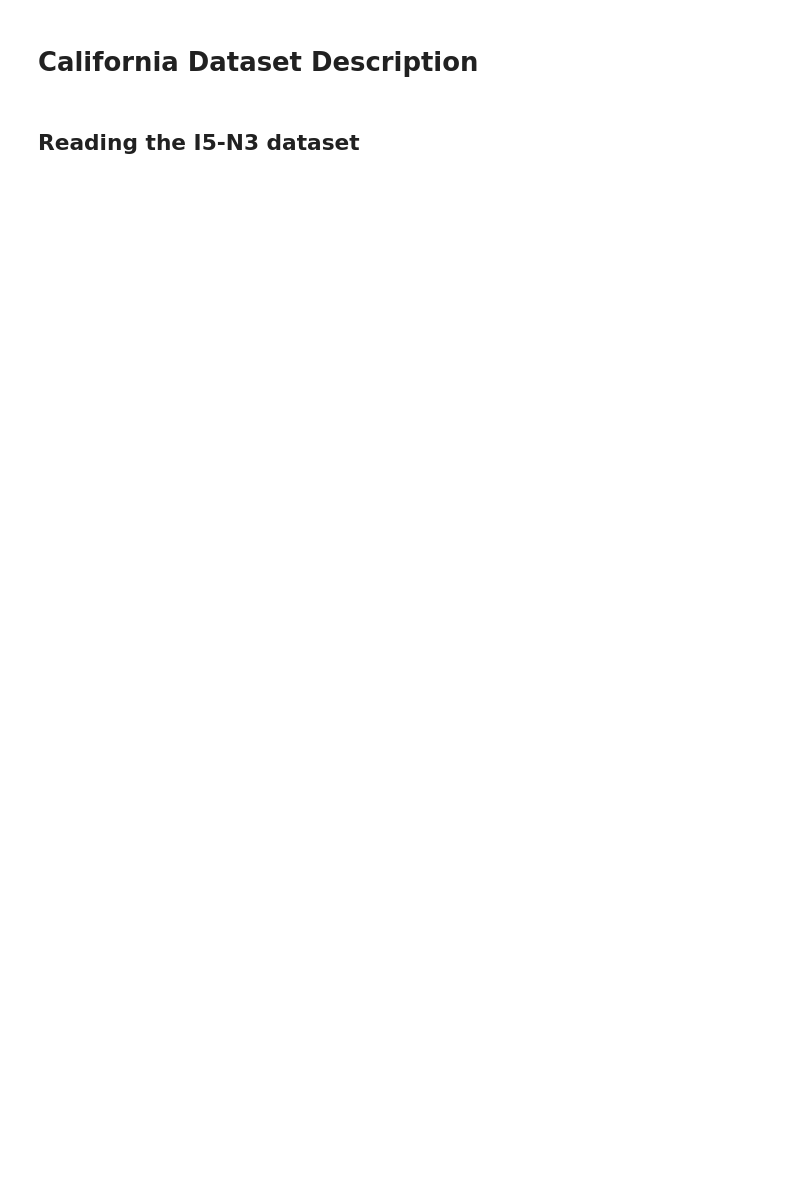
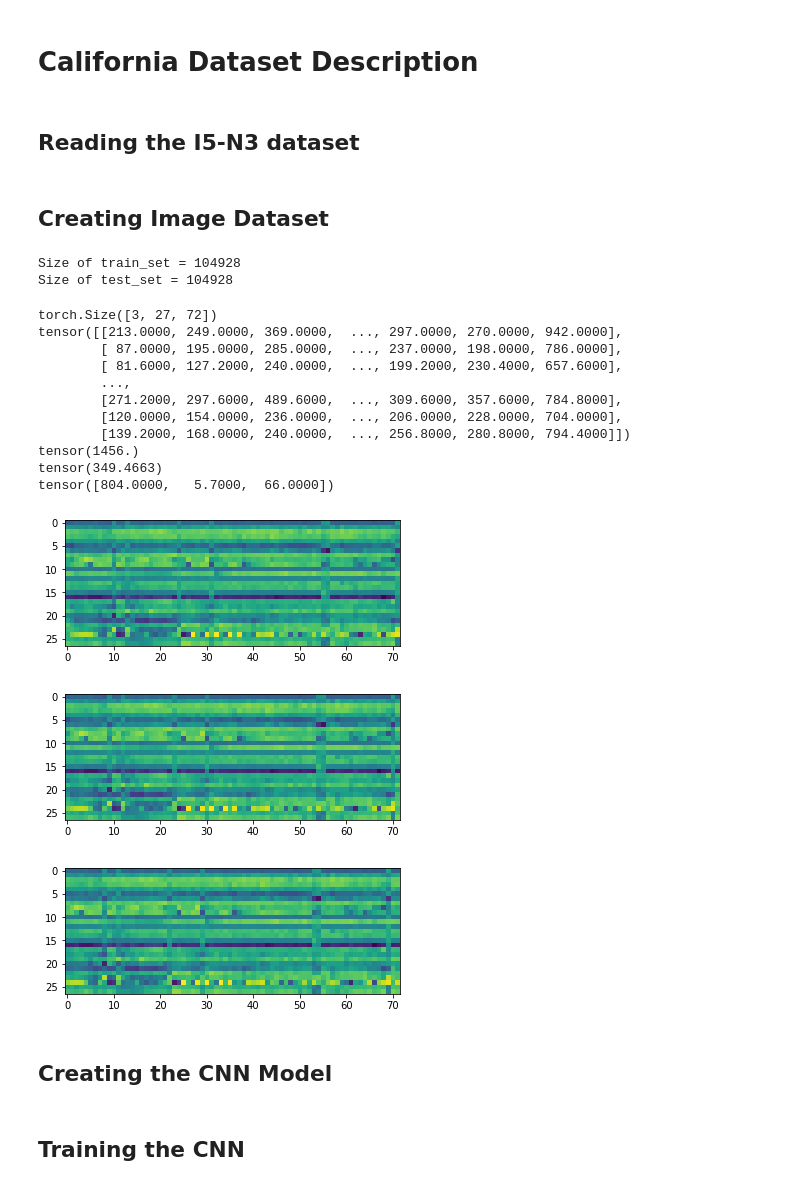
Before and after one commit to josegg05/CUTMaC-CloudApps, a Jupyter notebook: california_data_analisys.ipynb, the cells around one changed output. Drawn from its saved outputs; the diff is of its cells as text; code cells hidden in the pictures; blank space fills up the shorter version.

Commit message:
CongPred v0.1: -CNN Dataset created -CNN model created -CNN training & testing

```diff
--- a/california_data_analisys.ipynb
+++ b/california_data_analisys.ipynb
@@ -8,0 +12,75 @@ import torch
+# %% [markdown]
+## Creating Image Dataset
+# %%
+class STImageDataset(torch.utils.data.Dataset):
+    def __init__(self, data_file_name, image_size=72, data_size=0, transforms=None):
+        self.data = pd.read_csv(data_file_name)
+        self.data = self.data.to_numpy()
+
+        if data_size == 0:
+            data_size = len(np.unique(self.data[:,0])) - image_size
+            #print(len(np.unique(self.data[:,0])))
+        else:
+            self.data = self.data[:data_size + image_size]
+
+        self.detect_num = int(np.max(self.data[:, 1])+1)
+        self.image_size = image_size
+        self.data_size = data_size
+        self.transforms = transforms
+
+    def __len__(self):
+        return self.data_size
+
+    def __getitem__(self, idx):
+        image = self.data[idx * self.detect_num:(idx + self.image_size) * self.detect_num, 2:]
+        image = torch.from_numpy(image.astype(np.float32))
+        image = torch.reshape(image, (self.image_size, self.detect_num, -1))
+        image = image.permute(2, 1, 0)
+        label = self.data[((idx + self.image_size + 3) * self.detect_num)+int(self.detect_num/2), 2:]
+        label = torch.from_numpy(label.astype(np.float32))
+
+        if self.transforms:
+            image = self.transforms(image)
+
+        return image, label
+
+
+train_data_file_name = "datasets/california_paper_eRCNN/I5-N-3/2015.csv"
+train_set = STImageDataset(train_data_file_name)
+test_data_file_name = "datasets/california_paper_eRCNN/I5-N-3/2016.csv"
+test_set = STImageDataset(test_data_file_name)
+print(f"Size of train_set = {len(train_set)}")
+print(f"Size of test_set = {len(test_set)}")
+# %% [output]
+Size of train_set = 104928
+Size of test_set = 104928
+# %%
+image, label = train_set[0]
+print(image.shape)
+print(image[0])
+print(image[0].max())
+print(image[0].mean())
+print(label)
+
+for i in range(3):
+    image, label = train_set[i]
+    img = (image[2]/image[2].max())
+    plt.imshow(img)
+    plt.show()
+# %% [output]
+torch.Size([3, 27, 72])
+tensor([[213.0000, 249.0000, 369.0000,  ..., 297.0000, 270.0000, 942.0000],
+        [ 87.0000, 195.0000, 285.0000,  ..., 237.0000, 198.0000, 786.0000],
+        [ 81.6000, 127.2000, 240.0000,  ..., 199.2000, 230.4000, 657.6000],
+        ...,
+        [271.2000, 297.6000, 489.6000,  ..., 309.6000, 357.6000, 784.8000],
+        [120.0000, 154.0000, 236.0000,  ..., 206.0000, 228.0000, 704.0000],
+        [139.2000, 168.0000, 240.0000,  ..., 256.8000, 280.8000, 794.4000]])
+tensor(1456.)
+tensor(349.4663)
+tensor([804.0000,   5.7000,  66.0000])
+[figure, added]
+[figure, added]
+[figure, added]
+# %% [markdown]
+## Creating the CNN Model
@@ -8,0 +164,2 @@ import torch
+# %% [markdown]
+## Training the CNN
```
Also changed, not shown: parts of 21 cells of this notebook, 3 other files.
